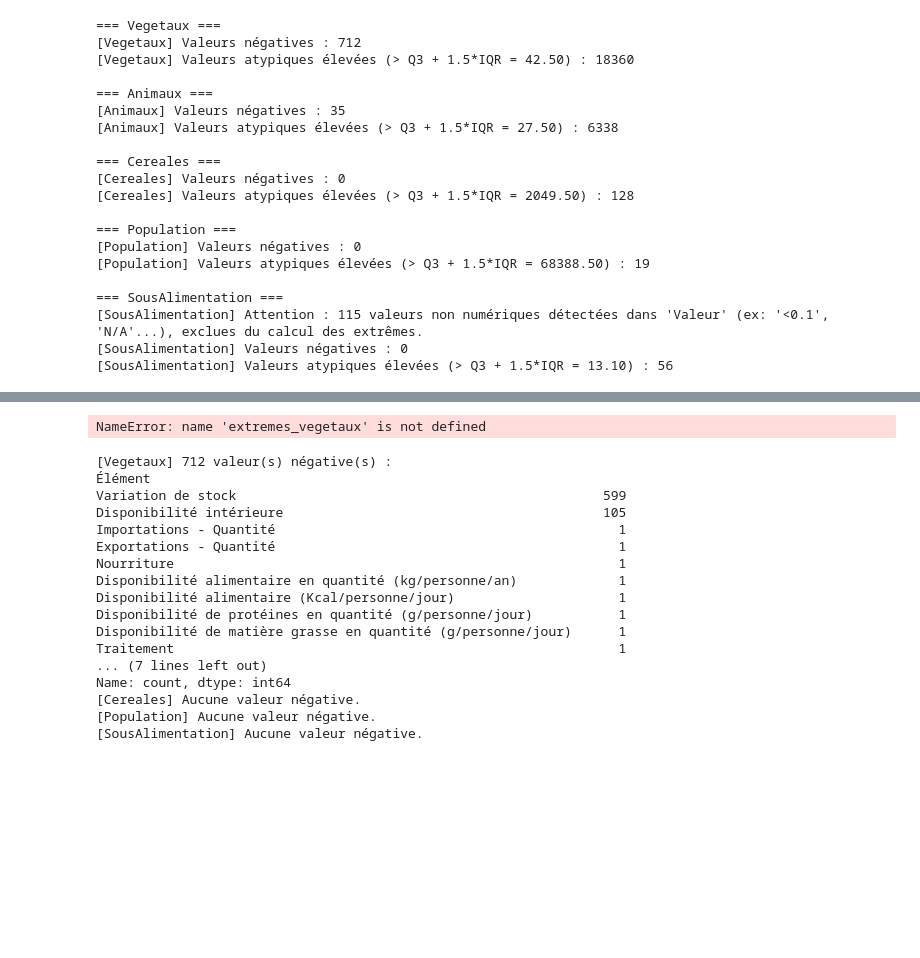
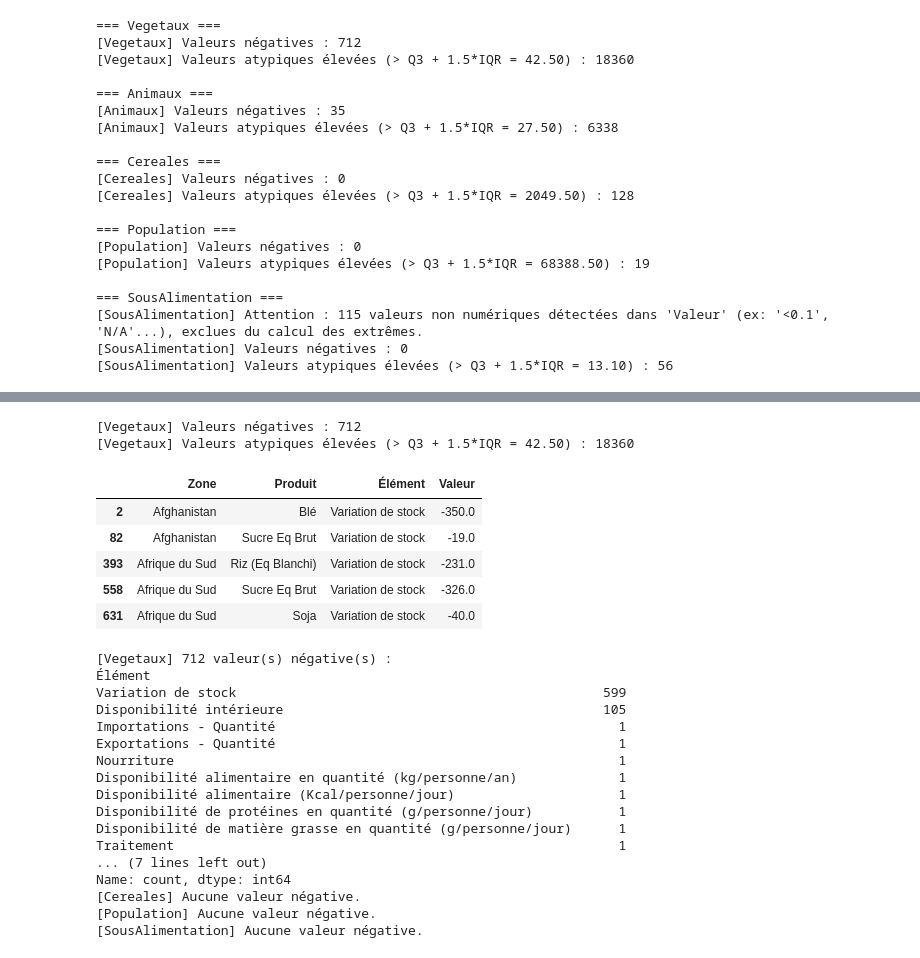
Before and after one commit to XiaoqingGdc/FAO_food_analysis, a Jupyter notebook: FAO_datalab_analysis.ipynb, the cells around one changed output, grey strips where cells are left out. Drawn from its saved outputs; the diff is of its cells as text; code cells hidden in the pictures; blank space fills up the shorter version.

```diff
--- a/FAO_datalab_analysis.ipynb
+++ b/FAO_datalab_analysis.ipynb
@@ -249,8 +249,16 @@ for nom_a, nom_b in itertools.combinations(noms, 2):
 ------------------------------------------------------------
-# %%
-extremes_vegetaux[['Zone','Produit','Élément','Valeur']].head(5)
-# %% [output]
-NameError: name 'extremes_vegetaux' is not defined
+# %%
+extremes_vegetaux = profileurs["Vegetaux"].valeurs_extremes()
+extremes_vegetaux[['Zone','Produit','Élément','Valeur']].head(5)
+# %% [output]
+[Vegetaux] Valeurs négatives : 712
+[Vegetaux] Valeurs atypiques élevées (> Q3 + 1.5*IQR = 42.50) : 18360
+|  | Zone | Produit | Élément | Valeur |
+| 2 | Afghanistan | Blé | Variation de stock | -350.0 |
+| 82 | Afghanistan | Sucre Eq Brut | Variation de stock | -19.0 |
+| 393 | Afrique du Sud | Riz (Eq Blanchi) | Variation de stock | -231.0 |
+| 558 | Afrique du Sud | Sucre Eq Brut | Variation de stock | -326.0 |
+| 631 | Afrique du Sud | Soja | Variation de stock | -40.0 |
 # %%
 for nom, p in profileurs.items():
     valeur_num = pd.to_numeric(p.df['Valeur'], errors='coerce')
```
Also changed, not shown: parts of 3 cells of this notebook.
